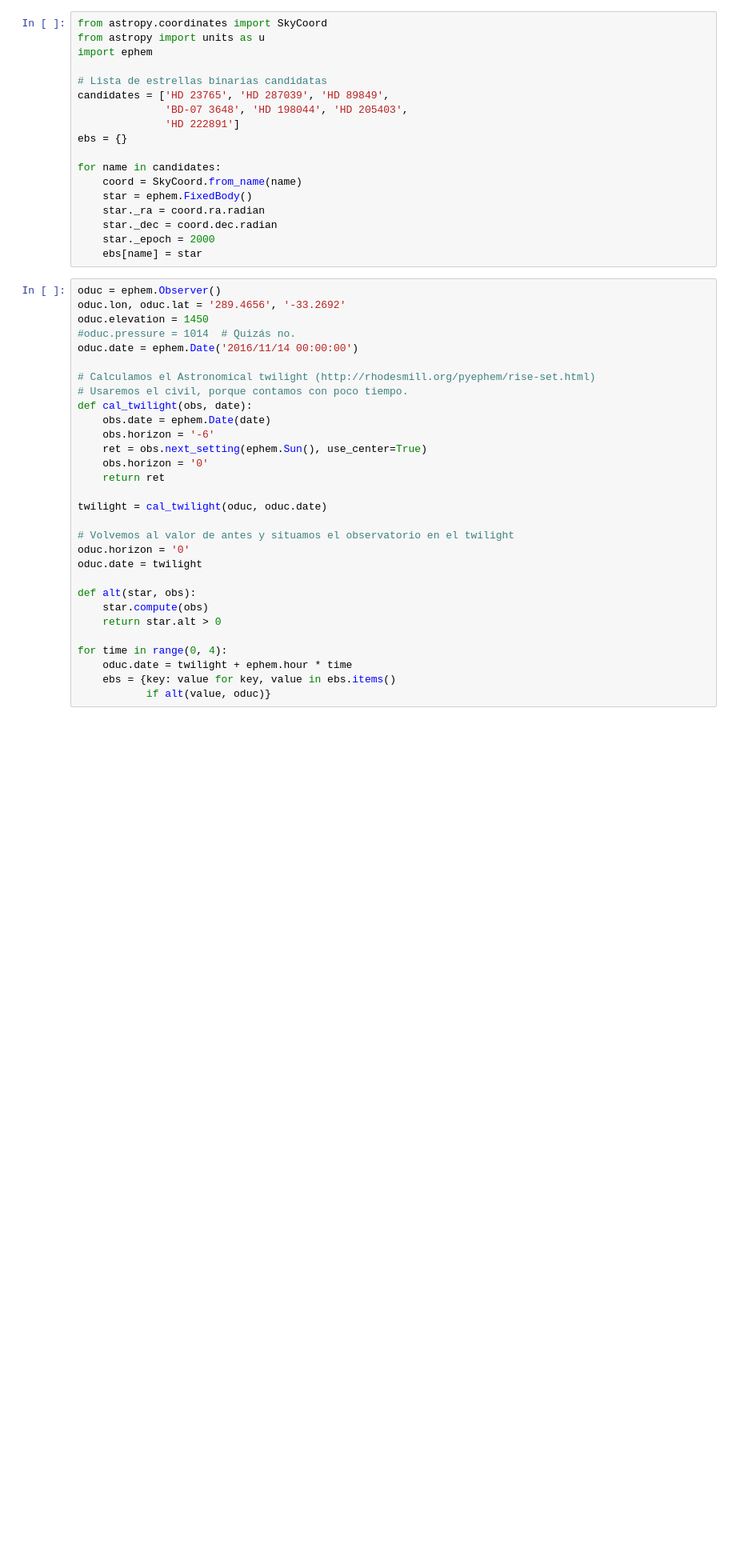
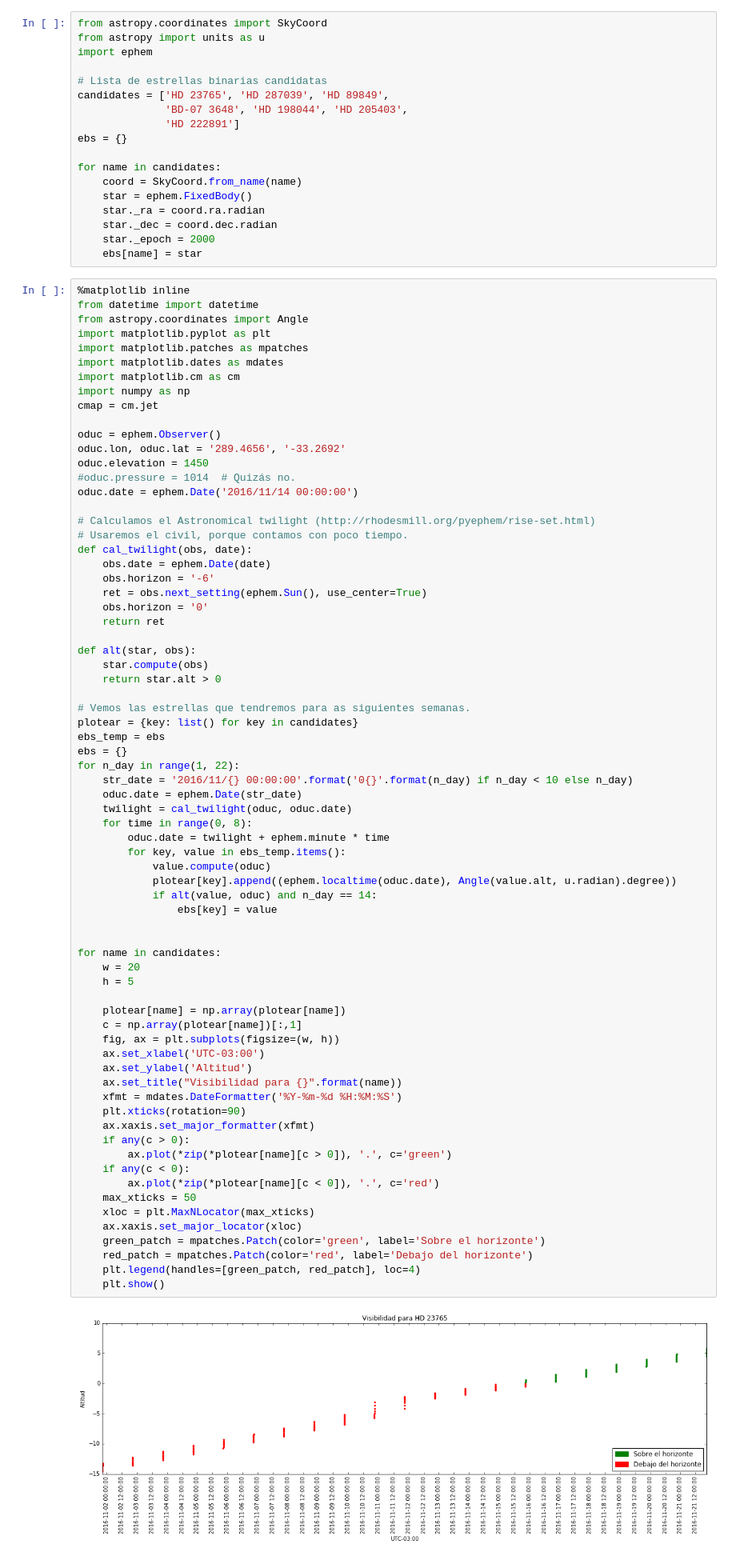
Before and after one commit to cjsantander/AST0421, a Jupyter notebook: Tarea4_Parte1/Tarea4_Parte1.ipynb, the cells around one changed output. Shown at 80% size. Drawn from its saved outputs; the diff is of its cells as text; blank space fills up the shorter version.

```diff
--- a/Tarea4_Parte1/Tarea4_Parte1.ipynb
+++ b/Tarea4_Parte1/Tarea4_Parte1.ipynb
@@ -29,32 +46,75 @@ for name in candidates:
     star._epoch = 2000
     ebs[name] = star
 # %%
+%matplotlib inline
+from datetime import datetime
+from astropy.coordinates import Angle
+import matplotlib.pyplot as plt
+import matplotlib.patches as mpatches
+import matplotlib.dates as mdates
+import matplotlib.cm as cm
+import numpy as np
+cmap = cm.jet
+
 oduc = ephem.Observer()
 oduc.lon, oduc.lat = '289.4656', '-33.2692'
 oduc.elevation = 1450
 #oduc.pressure = 1014  # Quizás no.
 oduc.date = ephem.Date('2016/11/14 00:00:00')
 
 # Calculamos el Astronomical twilight (http://rhodesmill.org/pyephem/rise-set.html)
 # Usaremos el civil, porque contamos con poco tiempo.
 def cal_twilight(obs, date):
     obs.date = ephem.Date(date)
     obs.horizon = '-6'
     ret = obs.next_setting(ephem.Sun(), use_center=True)
     obs.horizon = '0'
     return ret
 
-twilight = cal_twilight(oduc, oduc.date)
-
-# Volvemos al valor de antes y situamos el observatorio en el twilight
-oduc.horizon = '0'
-oduc.date = twilight
-
 def alt(star, obs):
     star.compute(obs)
     return star.alt > 0
 
-for time in range(0, 4):
-    oduc.date = twilight + ephem.hour * time
-    ebs = {key: value for key, value in ebs.items()
-           if alt(value, oduc)}
+# Vemos las estrellas que tendremos para as siguientes semanas.
+plotear = {key: list() for key in candidates}
+ebs_temp = ebs
+ebs = {}
+for n_day in range(1, 22):
+    str_date = '2016/11/{} 00:00:00'.format('0{}'.format(n_day) if n_day < 10 else n_day)
+    oduc.date = ephem.Date(str_date)
+    twilight = cal_twilight(oduc, oduc.date)
+    for time in range(0, 8):
+        oduc.date = twilight + ephem.minute * time
+        for key, value in ebs_temp.items():
+            value.compute(oduc)
+            plotear[key].append((ephem.localtime(oduc.date), Angle(value.alt, u.radian).degree))
+            if alt(value, oduc) and n_day == 14:
+                ebs[key] = value
+
+
+for name in candidates:
+    w = 20
+    h = 5
+
+    plotear[name] = np.array(plotear[name])
+    c = np.array(plotear[name])[:,1]
+    fig, ax = plt.subplots(figsize=(w, h))
+    ax.set_xlabel('UTC-03:00')
+    ax.set_ylabel('Altitud')
+    ax.set_title("Visibilidad para {}".format(name))
+    xfmt = mdates.DateFormatter('%Y-%m-%d %H:%M:%S')
+    plt.xticks(rotation=90)
+    ax.xaxis.set_major_formatter(xfmt)
+    if any(c > 0):
+        ax.plot(*zip(*plotear[name][c > 0]), '.', c='green')
+    if any(c < 0):
+        ax.plot(*zip(*plotear[name][c < 0]), '.', c='red')
+    max_xticks = 50
+    xloc = plt.MaxNLocator(max_xticks)
+    ax.xaxis.set_major_locator(xloc)
+    green_patch = mpatches.Patch(color='green', label='Sobre el horizonte')
+    red_patch = mpatches.Patch(color='red', label='Debajo del horizonte')
+    plt.legend(handles=[green_patch, red_patch], loc=4)
+    plt.show()
+# %% [output]
+[figure, added]
```
Also changed, not shown: parts of 20 cells of this notebook.
